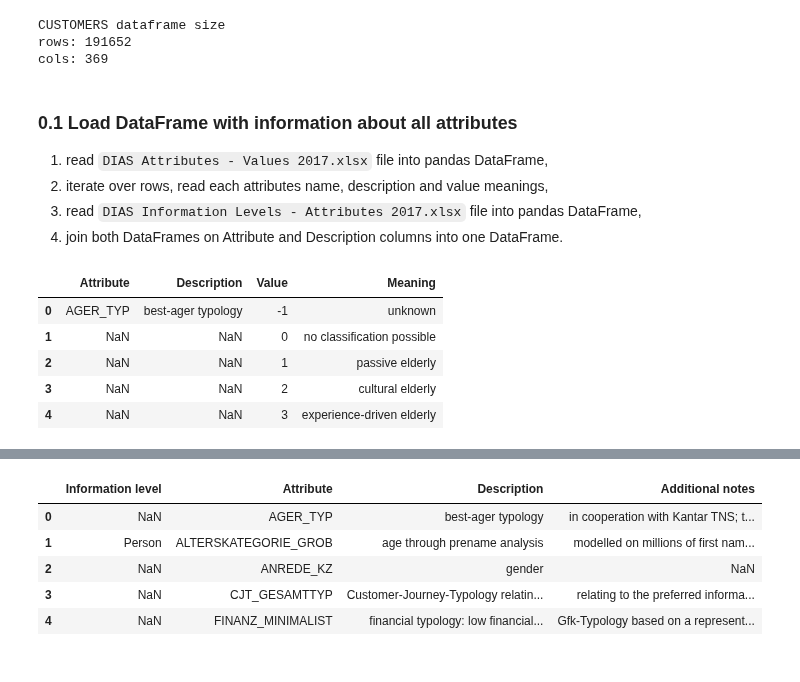
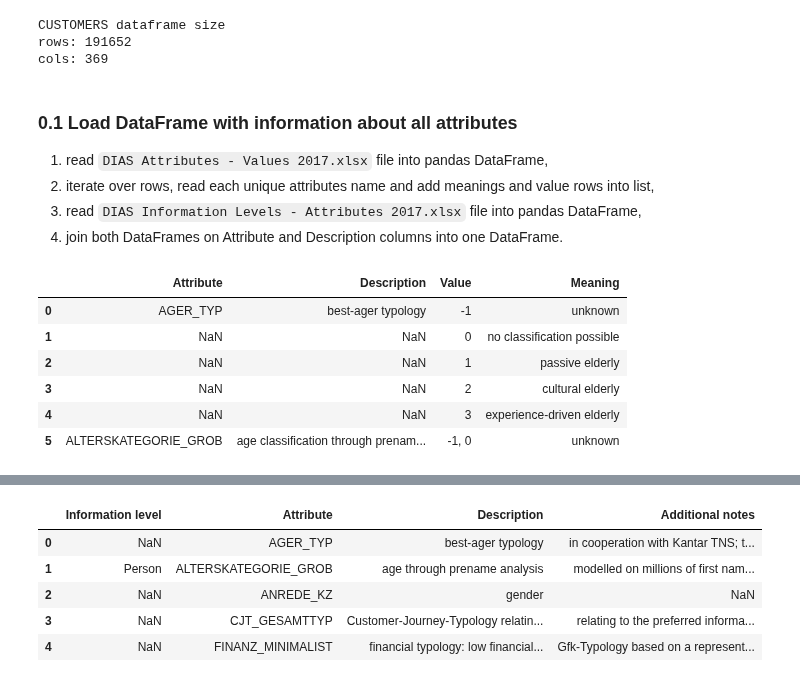
Before and after one commit to TK-Problem/nano_degree_DS, a Jupyter notebook: Capstone_project/Arvato_Project_Workbook.ipynb, the cells around one changed output, grey strips where cells are left out. Cells and saved outputs as stored; diff of their text form; code cells hidden in the pictures.

```diff
--- a/Capstone_project/Arvato_Project_Workbook.ipynb
+++ b/Capstone_project/Arvato_Project_Workbook.ipynb
@@ -82,21 +88,22 @@ cols: 369
 ### 0.1 Load DataFrame with information about all attributes
 
 1. read `DIAS Attributes - Values 2017.xlsx` file into pandas DataFrame,
-2. iterate over rows, read each attributes name, description and value meanings,
+2. iterate over rows, read each unique attributes name and add meanings and value  rows into list,
 3. read `DIAS Information Levels - Attributes 2017.xlsx` file into pandas DataFrame,
 4. join both DataFrames on Attribute and Description columns into one DataFrame.
 # %%
 # 1. read `DIAS Attributes - Values 2017.xlsx` file into pandas DataFrame
 df_attr_1 = pd.read_excel('DIAS Attributes - Values 2017.xlsx')
 del df_attr_1['Unnamed: 0']
-df_attr_1.head()
+df_attr_1.head(6)
 # %% [output]
 |  | Attribute | Description | Value | Meaning |
 | 0 | AGER_TYP | best-ager typology | -1 | unknown |
 | 1 | NaN | NaN | 0 | no classification possible |
 | 2 | NaN | NaN | 1 | passive elderly |
 | 3 | NaN | NaN | 2 | cultural elderly |
 | 4 | NaN | NaN | 3 | experience-driven elderly |
+| 5 | ALTERSKATEGORIE_GROB | age classification through prenam... | -1, 0 | unknown |
 # %%
 # 2. iterate over rows, read each attributes name, description and value meanings,
 rows = list()
```
Also changed, not shown: parts of 41 cells of this notebook, 1 other file.
